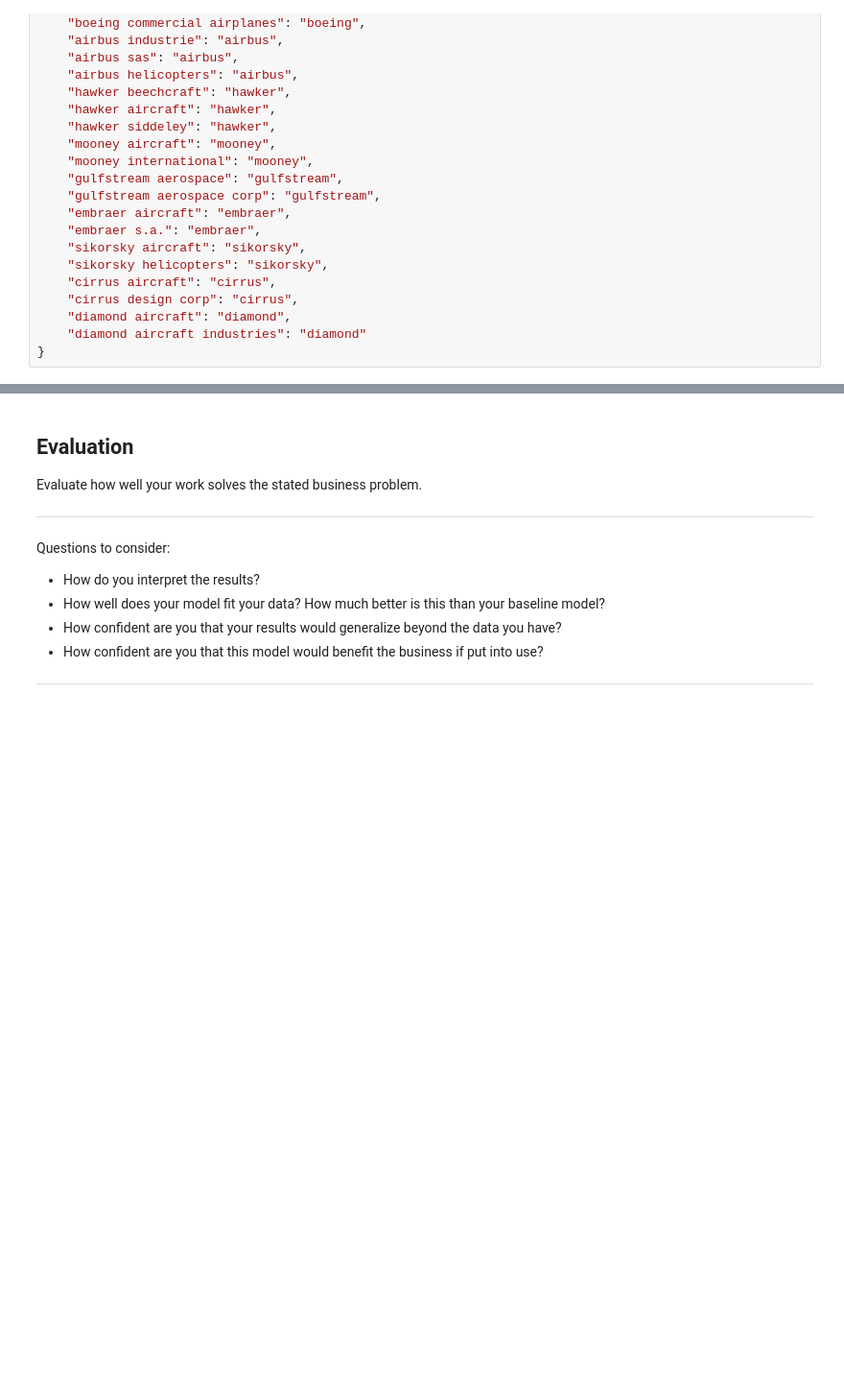
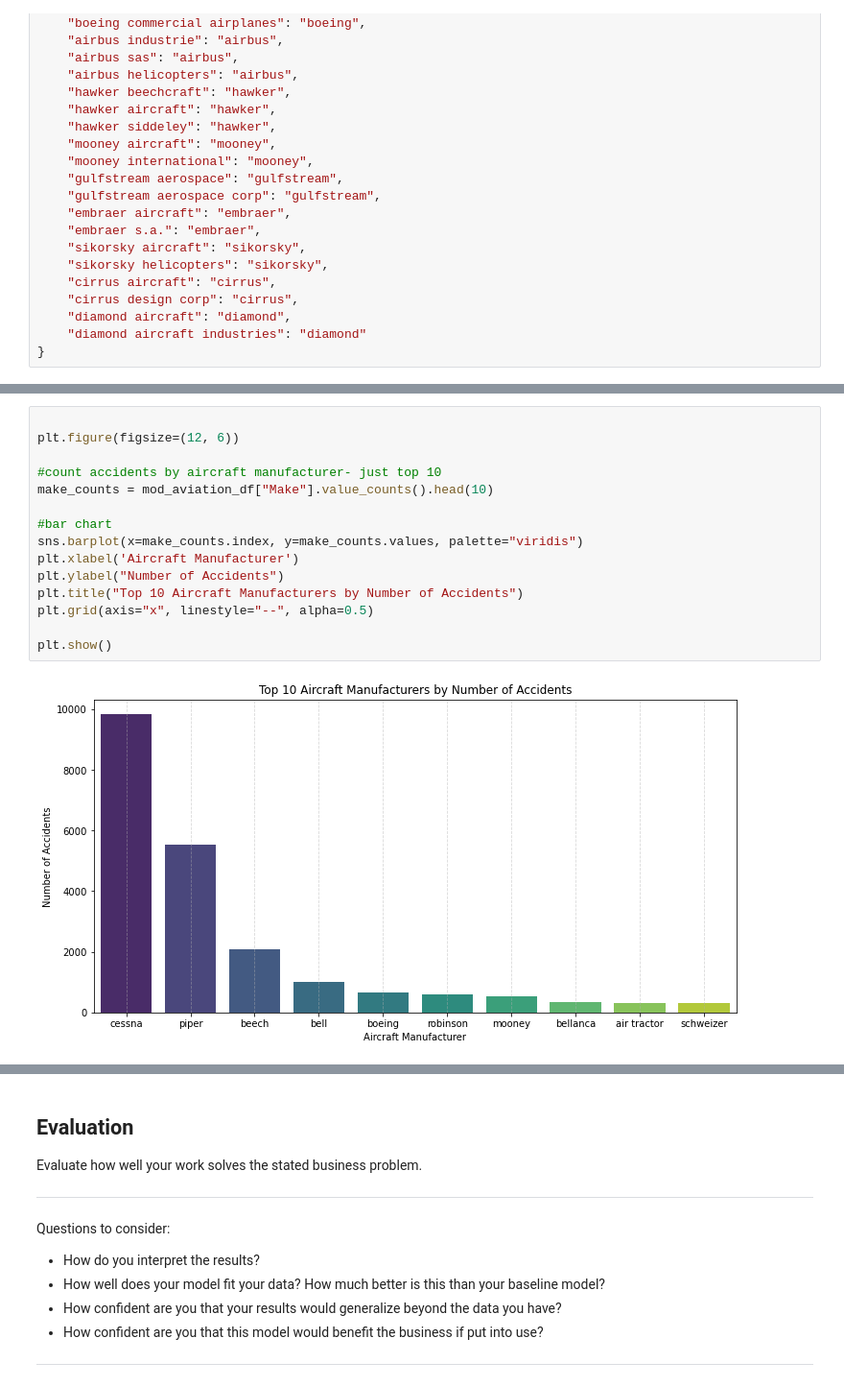
Before and after one commit to kkipkorir/Aviation-Risk-Evaluation, a Jupyter notebook: dsc-phase1-project-template.ipynb, the cells around one changed output, grey strips where cells are left out. Shown at 96% size. Cells and saved outputs as stored; diff of their text form; blank space fills up the shorter version.

```diff
--- a/dsc-phase1-project-template.ipynb
+++ b/dsc-phase1-project-template.ipynb
@@ -616,0 +679,17 @@ Length: 20692, dtype: int64
+# %%
+
+plt.figure(figsize=(12, 6))
+
+#count accidents by aircraft manufacturer- just top 10
+make_counts = mod_aviation_df["Make"].value_counts().head(10)
+
+#bar chart
+sns.barplot(x=make_counts.index, y=make_counts.values, palette="viridis")
+plt.xlabel('Aircraft Manufacturer')
+plt.ylabel("Number of Accidents")
+plt.title("Top 10 Aircraft Manufacturers by Number of Accidents")
+plt.grid(axis="x", linestyle="--", alpha=0.5)
+
+plt.show()
+# %% [output]
+[figure, added]
```
Also changed, not shown: parts of 67 cells of this notebook.
